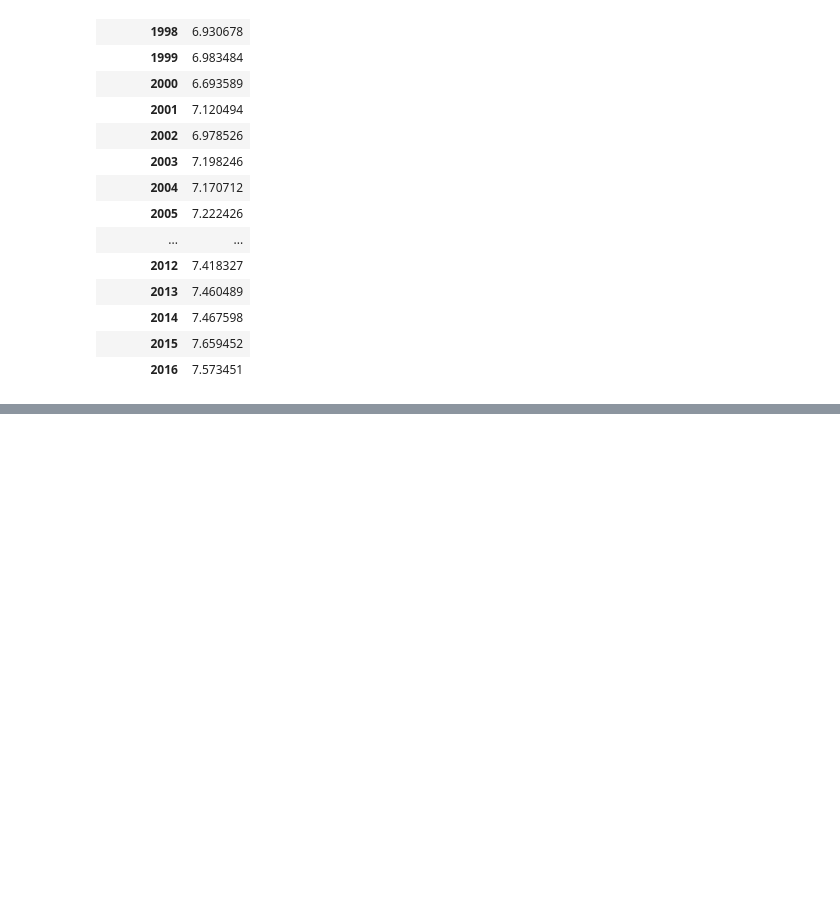
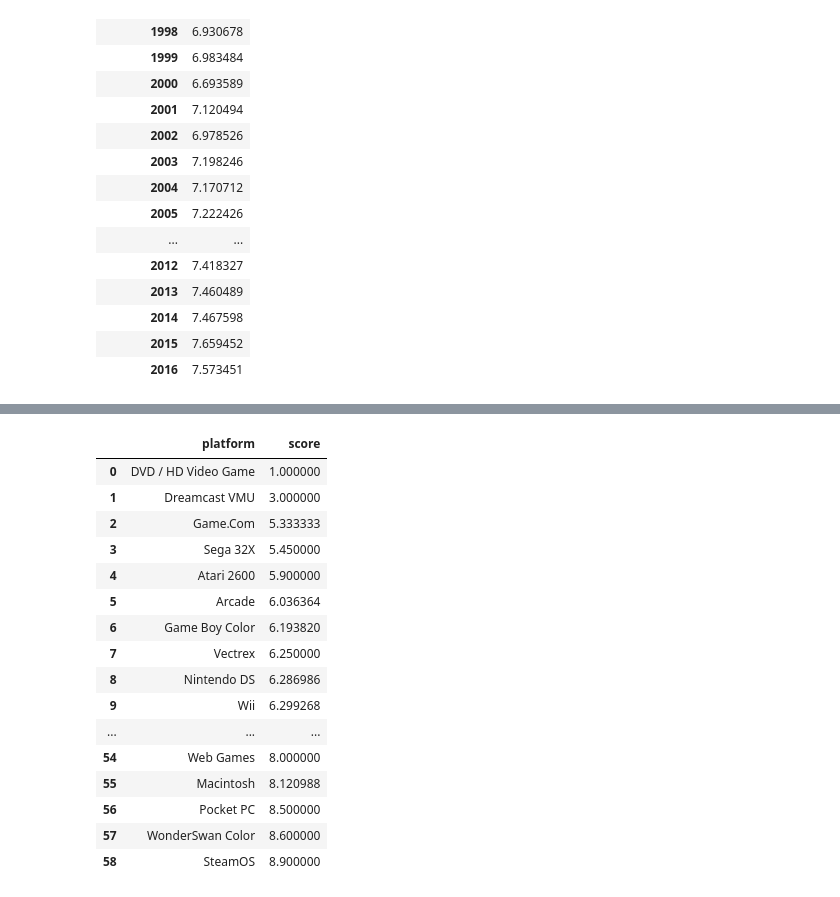
Before and after one commit to Sriramgn0/DataScience_projects, a Jupyter notebook: DS Toolkit/Day-3-Numpy-Pandas/Video Game Tutorial/Exercises.ipynb, the cells around one changed output, grey strips where cells are left out. Cells and saved outputs as stored; diff of their text form; code cells hidden in the pictures; blank space fills up the shorter version.

```diff
--- a/DS Toolkit/Day-3-Numpy-Pandas/Video Game Tutorial/Exercises.ipynb
+++ b/DS Toolkit/Day-3-Numpy-Pandas/Video Game Tutorial/Exercises.ipynb
@@ -87,0 +99,4 @@ avg
+# %%
+q3 = reviews[["score","platform"]]
+q3_grouped = q3.groupby(["platform"]).mean()
+q3_grouped
@@ -88 +122,21 @@ avg
+# %%
+q3_grouped.sort_values(by=['score']).reset_index().loc[0:]
+# %% [output]
+|  | platform | score |
+| 0 | DVD / HD Video Game | 1.000000 |
+| 1 | Dreamcast VMU | 3.000000 |
+| 2 | Game.Com | 5.333333 |
+| 3 | Sega 32X | 5.450000 |
+| 4 | Atari 2600 | 5.900000 |
+| 5 | Arcade | 6.036364 |
+| 6 | Game Boy Color | 6.193820 |
+| 7 | Vectrex | 6.250000 |
+| 8 | Nintendo DS | 6.286986 |
+| 9 | Wii | 6.299268 |
+| ... | ... | ... |
+| 54 | Web Games | 8.000000 |
+| 55 | Macintosh | 8.120988 |
+| 56 | Pocket PC | 8.500000 |
+| 57 | WonderSwan Color | 8.600000 |
+| 58 | SteamOS | 8.900000 |
 # %%
```
Also changed, not shown: parts of 8 cells of this notebook, 2 other files.
